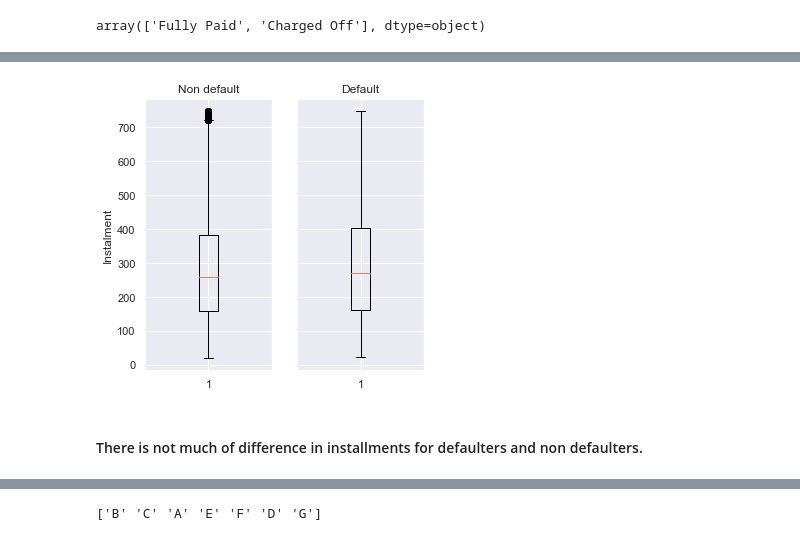
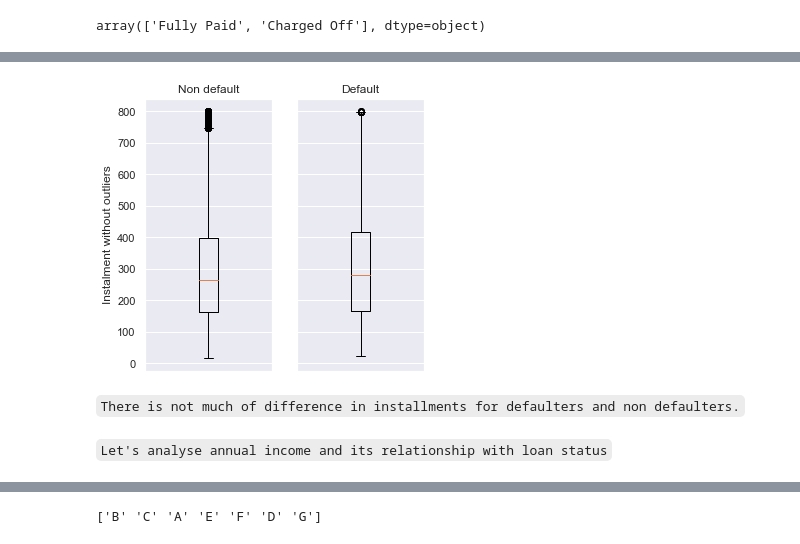
Before and after one commit to IamVib/LengingClubCaseStudy, a Jupyter notebook: Group_Facilitator_Vibhor.ipynb, the cells around one changed output, grey strips where cells are left out. Drawn from its saved outputs; the diff is of its cells as text; code cells hidden in the pictures.

```diff
--- a/Group_Facilitator_Vibhor.ipynb
+++ b/Group_Facilitator_Vibhor.ipynb
@@ -607,9 +525,7 @@ memory usage: 7.5+ MB
 # %%
-sns.set(rc={'figure.figsize':(22,12)})
+sns.set(rc={'figure.figsize':(20,10)})
 
 corrdf = df.corr()
-
-sns.heatmap(corrdf)
 
 sns.heatmap(corrdf,cmap="YlGnBu", annot=True)
 
@@ -624,4 +536,0 @@ plt.show()
-# %%
-df.drop(labels=["total_rec_prncp","total_rec_int"],axis=1,inplace=True)
-# %%
-df["loan_status_catg"] = df["loan_status"].apply(lambda x: "Non Default" if x==0 else "Default")
@@ -696,0 +579,5 @@ plt.show()
+# %%
+sns.set(rc={'figure.figsize':(8,5)})
+sns.scatterplot(data = df, x= "loan_amnt",y="installment", hue="loan_status")
+new_labels = ['Fully Paid', 'Charged Off']
+plt.show()
@@ -725,15 +623,20 @@ plt.show()
 # %%
 fig, ax = plt.subplots(ncols=2, sharey=True)
-
-ax[0].boxplot(df[df["loan_status_catg"] == "Non Default"]["installment"])
-ax[1].boxplot(df[df["loan_status_catg"] == "Default"]["installment"])
+# removing the outliers
+df_installment = df[df["installment"] < 800]
+ax[0].boxplot(df_installment[df_installment["loan_status"] == "Fully Paid"]["installment"])
+ax[1].boxplot(df_installment[df_installment["loan_status"] == "Charged Off"]["installment"])
 ax[0].set_title("Non default")
 ax[1].set_title("Default")
-ax[0].set_ylabel('Instalment')
+ax[0].set_ylabel('Instalment without outliers')
+ax[0].set_xticks([]) #removing the xticks as it doesn't make sense here
+ax[1].set_xticks([])
 
 
 plt.show()
 # %% [output]
-[figure, old version]
+[figure, new version]
 # %% [markdown]
-####  There is not much of difference in installments for defaulters and non defaulters.
+`There is not much of difference in installments for defaulters and non defaulters.`
+# %% [markdown]
+`Let's analyse annual income and its relationship with loan status`
```
Also changed, not shown: parts of 228 cells of this notebook, 1 other file.
